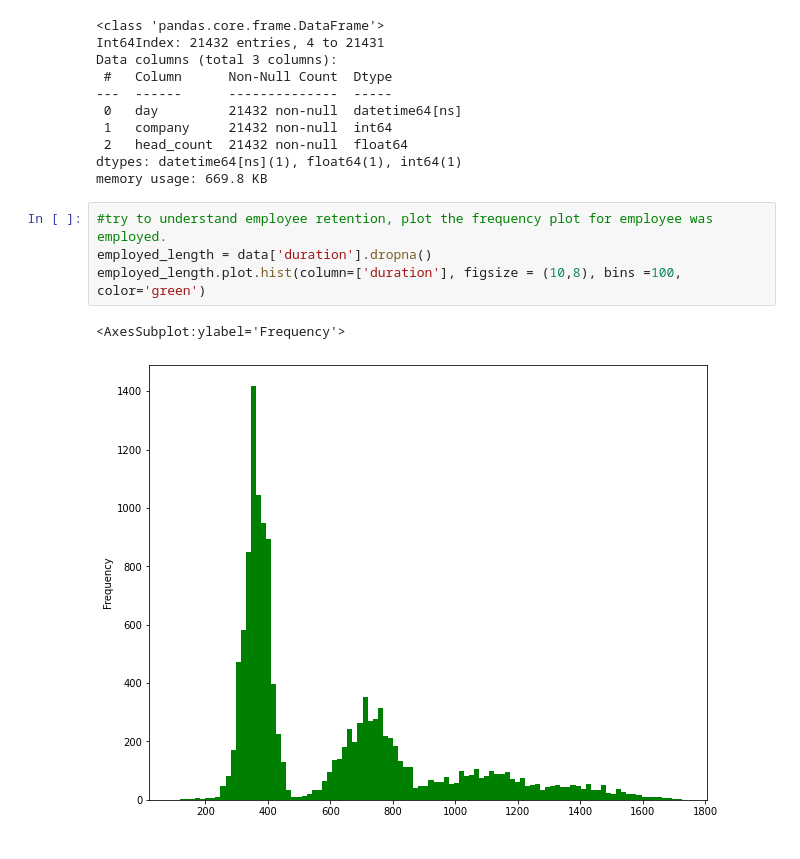
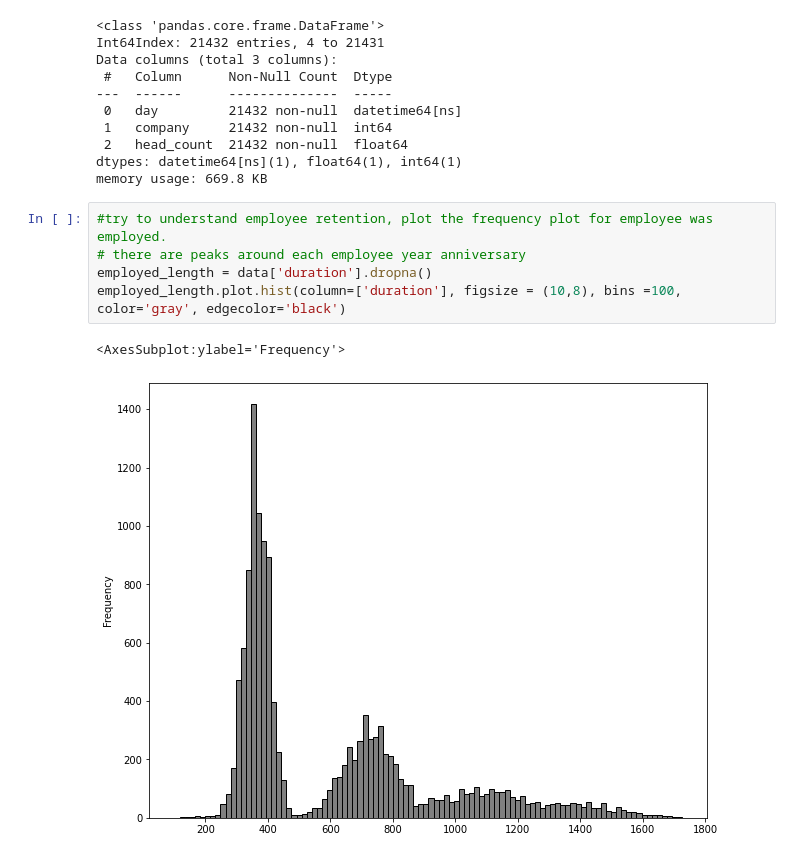
Before and after one commit to menghe2727/data_science, a Jupyter notebook: employee_retention/employee_retention.ipynb, the cells around one changed output. Cells and saved outputs as stored; diff of their text form.

```diff
--- a/employee_retention/employee_retention.ipynb
+++ b/employee_retention/employee_retention.ipynb
@@ -237,8 +223,9 @@ dtypes: datetime64[ns](1), float64(1), int64(1)
 memory usage: 669.8 KB
 # %%
 #try to understand employee retention, plot the frequency plot for employee was employed.
+# there are peaks around each employee year anniversary
 employed_length = data['duration'].dropna()
-employed_length.plot.hist(column=['duration'], figsize = (10,8), bins =100, color='green')
+employed_length.plot.hist(column=['duration'], figsize = (10,8), bins =100, color='gray', edgecolor='black')
 # %% [output]
 <AxesSubplot:ylabel='Frequency'>
-[figure, old version]
+[figure, new version]
```
Also changed, not shown: parts of 13 cells of this notebook.
